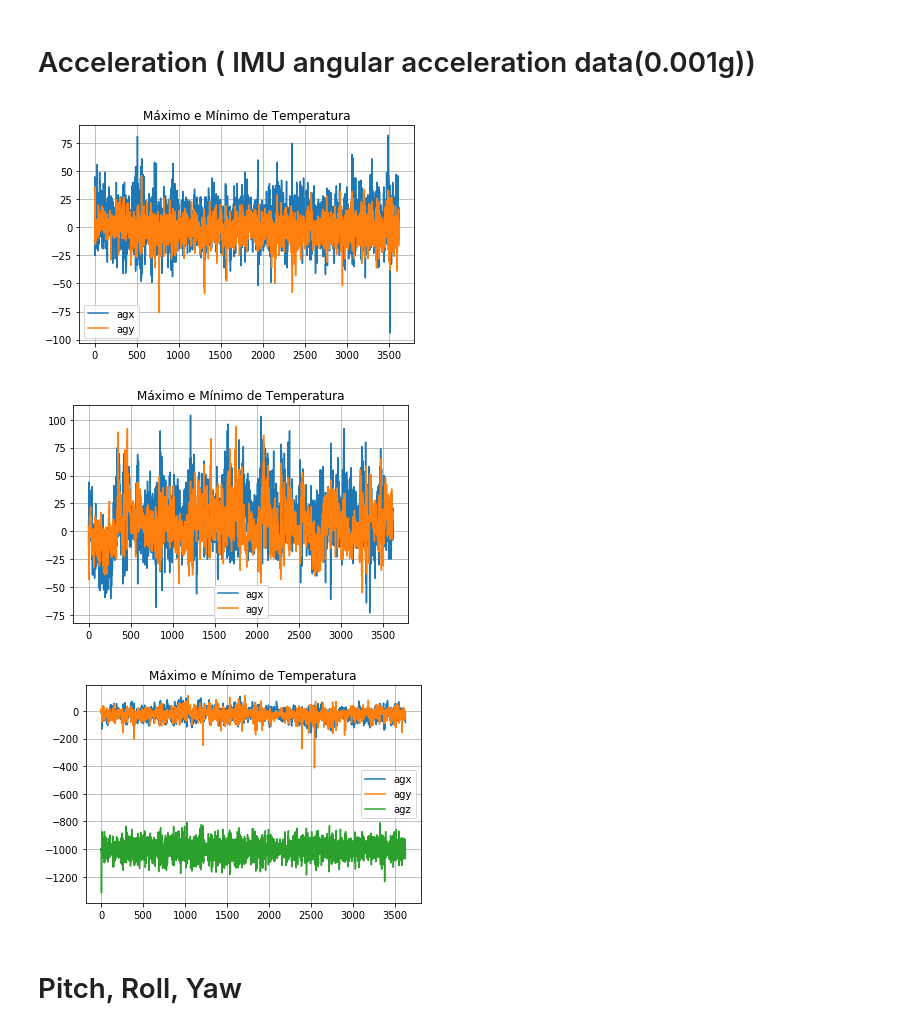
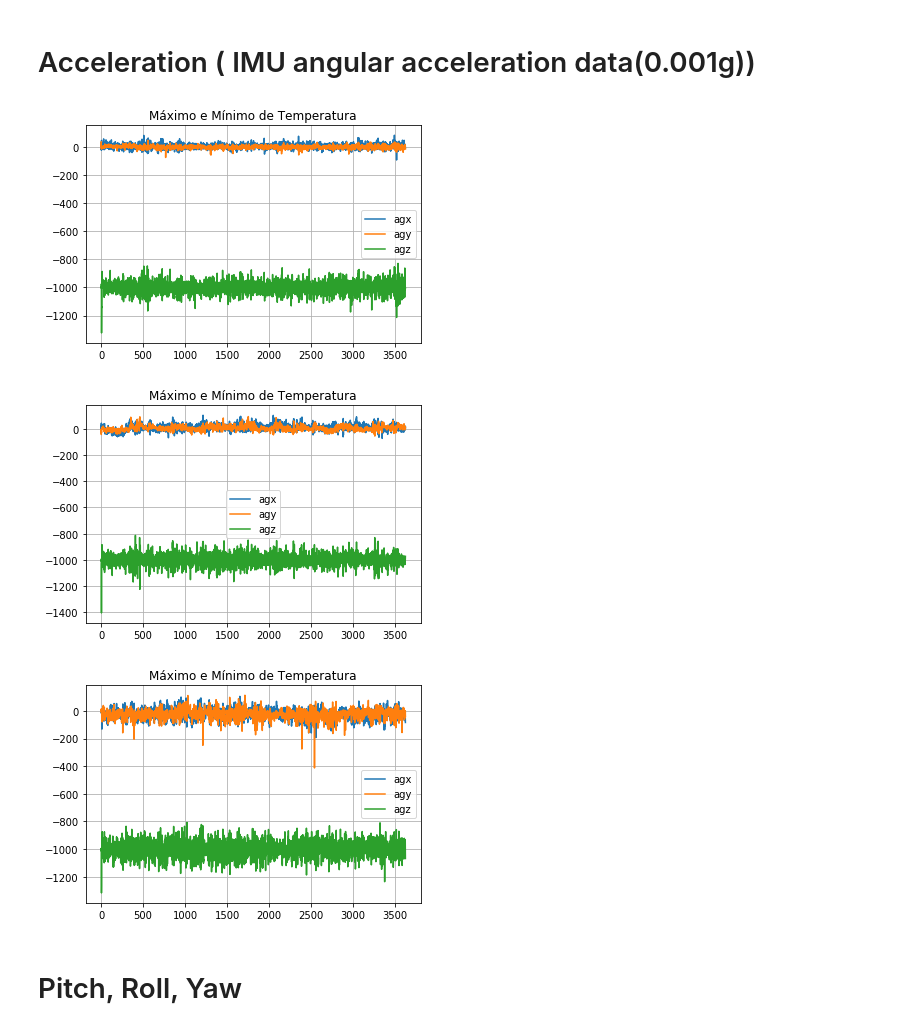
Before and after one commit to mateustoin/Tello-Data-Collector, a Jupyter notebook: Analisando alguns dados.ipynb, the cells around one changed output. Drawn from its saved outputs; the diff is of its cells as text; code cells hidden in the pictures.

```diff
--- a/Analisando alguns dados.ipynb
+++ b/Analisando alguns dados.ipynb
@@ -9,13 +9,13 @@ names = ['index','timestamp', 'pitch', 'roll',
           'height',  'battery',  'barometer',
           'time', 'agx', 'agy',  'agz']
 
-df_normal = pd.read_csv('test_total_1.csv')
-df_janela = pd.read_csv('test_total_2_janela.csv')
-df_janela_ventilador = pd.read_csv('test_total_2_janela_ventilador.csv')
+df_normal = pd.read_csv('data/1_tudoFechado_360.csv')
+df_janela = pd.read_csv('data/1_janelaPortaAberta_360.csv')
+df_janela_ventilador = pd.read_csv('data/1_janelaPortaAbertaVentilador_360.csv')
 
 #df_normal
 #df_janela
-df_janela_ventilador
+df_janela_ventilador.head()
 # %% [output]
 |  | Unnamed: 0 | timestamp | pitch | roll | yaw | vgx | vgy | vgz | templ | temph | ... |
 | 0 | 0 | 1589374055264 | 0 | 0 | 0 | 0 | 0 | 0 | 56 | 58 | ... |
@@ -103,15 +96,15 @@ plt.show()
 # %% [markdown]
 # Acceleration ( IMU angular acceleration data(0.001g))
 # %%
-df_normal.plot(y=['agx', 'agy'], grid=True, title='Máximo e Mínimo de Temperatura')
-df_janela.plot(y=['agx', 'agy'], grid=True, title='Máximo e Mínimo de Temperatura')
+df_normal.plot(y=['agx', 'agy', 'agz'], grid=True, title='Máximo e Mínimo de Temperatura')
+df_janela.plot(y=['agx', 'agy', 'agz'], grid=True, title='Máximo e Mínimo de Temperatura')
 df_janela_ventilador.plot(y=['agx', 'agy', 'agz'], grid=True, title='Máximo e Mínimo de Temperatura')
 
 
 plt.show()
 # %% [output]
-[figure, old version]
+[figure, new version]
-[figure, old version]
+[figure, new version]
 [figure]
 # %% [markdown]
 # Pitch, Roll, Yaw
```
Also changed, not shown: parts of 2 cells of this notebook, 3 other files.
